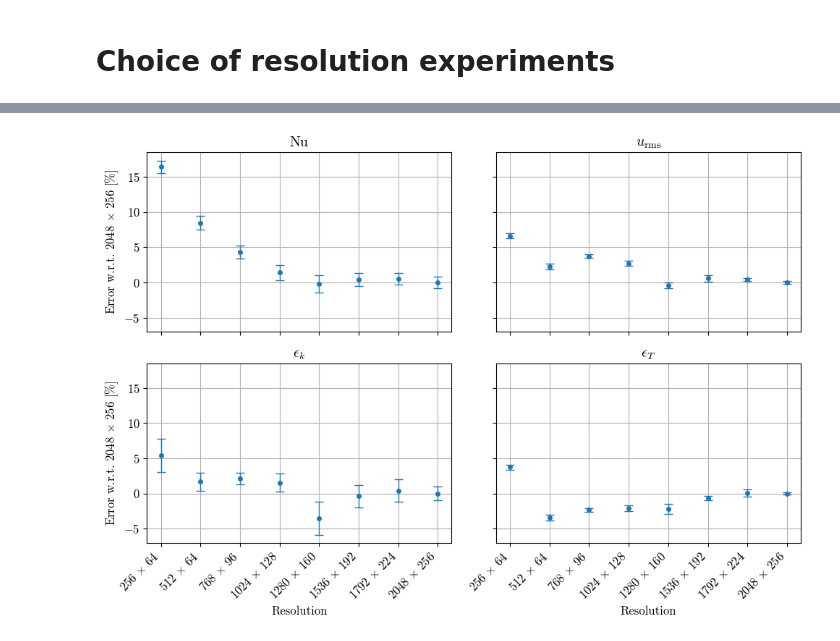
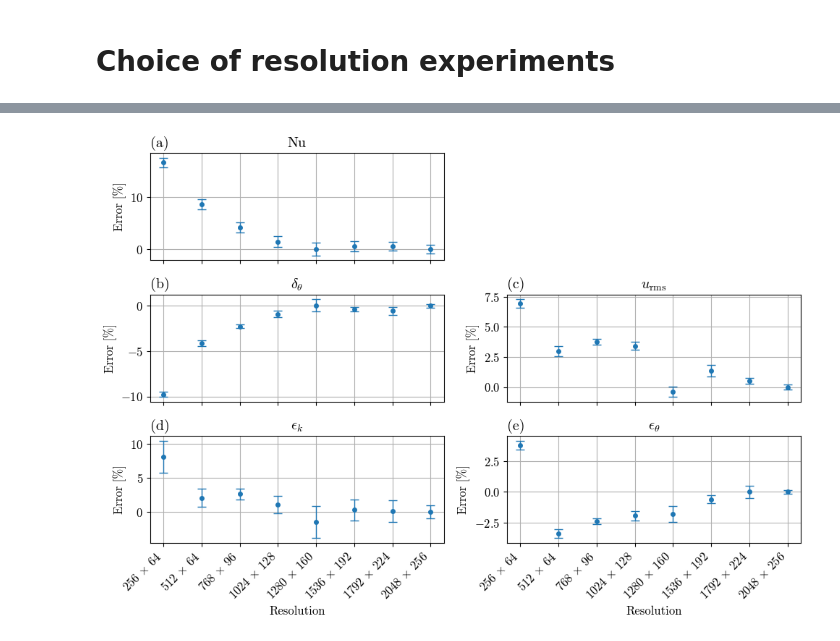
Before and after one commit to tschanzer/honours-project, a Jupyter notebook: final_notebooks/choose_resolution.ipynb, the cells around one changed output, grey strips where cells are left out. Saved outputs shown, nothing was run; the diff lists cells and outputs as text; code cells hidden in the pictures.

Commit message:
Add thermal BL thickness as metric

```diff
--- a/final_notebooks/choose_resolution.ipynb
+++ b/final_notebooks/choose_resolution.ipynb
@@ -51,12 +56,14 @@ for res in RUNS:
     data[res] = data[res].isel(t=(data[res].t >= SPIN_UP_TIME))
 # %%
 nusselt = {}
+thermal_bl = {}
 rms_speed = {}
 eps_k = {}
 eps_T = {}
 for res in RUNS:
     nusselt[res] = stats.nusselt_number(
         data[res], RAYLEIGH, PRANDTL).compute()
+    thermal_bl[res] = stats.thermal_bl_thickness(data[res])
     rms_speed[res] = stats.rms_speed(data[res]).compute()
     eps_k[res] = stats.kinetic_dissipation(
         data[res], RAYLEIGH, PRANDTL).compute()
@@ -65,42 +72,43 @@ for res in RUNS:
 # %%
 metrics = {
     r'$\mathrm{Nu}$': nusselt,
+    r'$\delta_\theta$': thermal_bl,
     r'$u_\mathrm{rms}$': rms_speed,
     r'$\epsilon_k$': eps_k,
-    r'$\epsilon_T$': eps_T,
+    r'$\epsilon_\theta$': eps_T,
 }
 # %%
-fig, axes = plt.subplots(2, 2, sharex=True, sharey=True, figsize=(10, 7))
+fig, axes = plt.subplots(3, 2, sharex=True, figsize=(10, 7))
 
-for ax, (name, var) in zip(axes.ravel(), metrics.items()):
+plot_axes = [axes[0,0], *axes[1:,:].ravel()]
+for ax, (name, var) in zip(plot_axes, metrics.items()):
     mean_highest, delta_highest = stats.mean_and_uncertainty(
         var[HIGHEST], 't', AVG_TIME,
     )
     means = []
     deltas = []
     for res in RUNS:
         mean, delta = stats.mean_and_uncertainty(var[res], 't', AVG_TIME)
         means.append((mean/mean_highest - 1)*100)
         deltas.append(delta/mean_highest*100)
 
     ax.errorbar(
         [f'{res[0]} $\\times$ {res[1]}' for res in RUNS], means, yerr=deltas,
         capsize=4, elinewidth=1, marker='.', linestyle='',
         capthick=1, markersize=8,
     )
-    ax.set_title(name)
+    ax.set(title=name, ylabel='Error [%]')
     ax.grid()
 
+fig.delaxes(axes[0,1])
 for ax in axes[-1,:]:
     ax.set_xlabel('Resolution')
     ax.set_xticks(ax.get_xticks(), ax.get_xticklabels(), rotation=45, ha='right')
 
-for ax in axes[:,0]: ax.set_ylabel(
-    f'Error w.r.t. {HIGHEST[0]} $\\times$ {HIGHEST[1]} [%]')
-
+tools.label_subplots(np.array(plot_axes))
 fig.tight_layout()
 fig.savefig(fig_path + 'resolution_dependence.pdf')
 # %% [output]
-[figure, old version]
+[figure, new version]
 # %%
 client.close()
```
Also changed, not shown: parts of 2 cells of this notebook, 2 other files.
